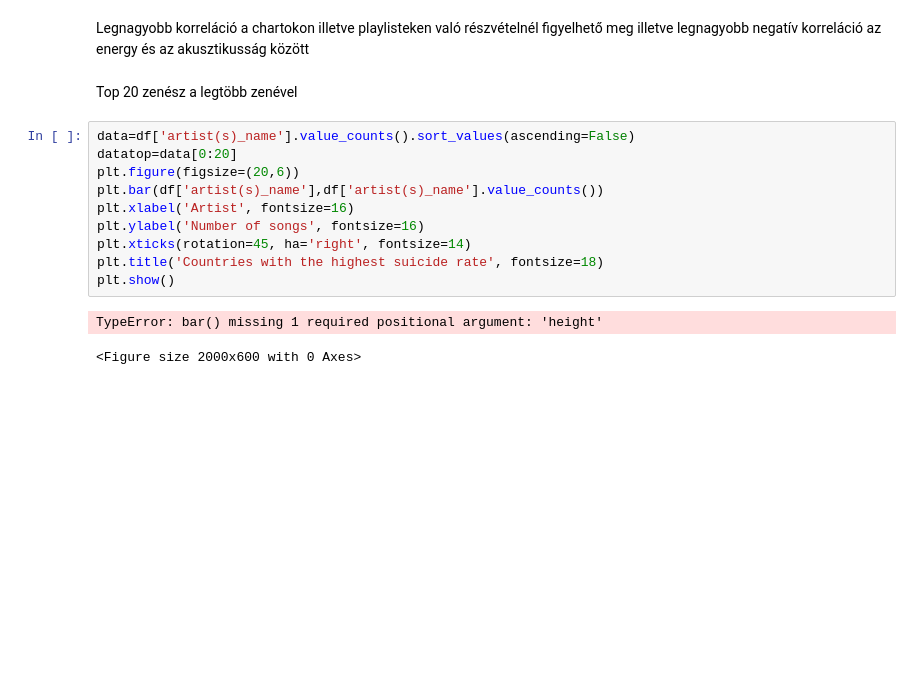
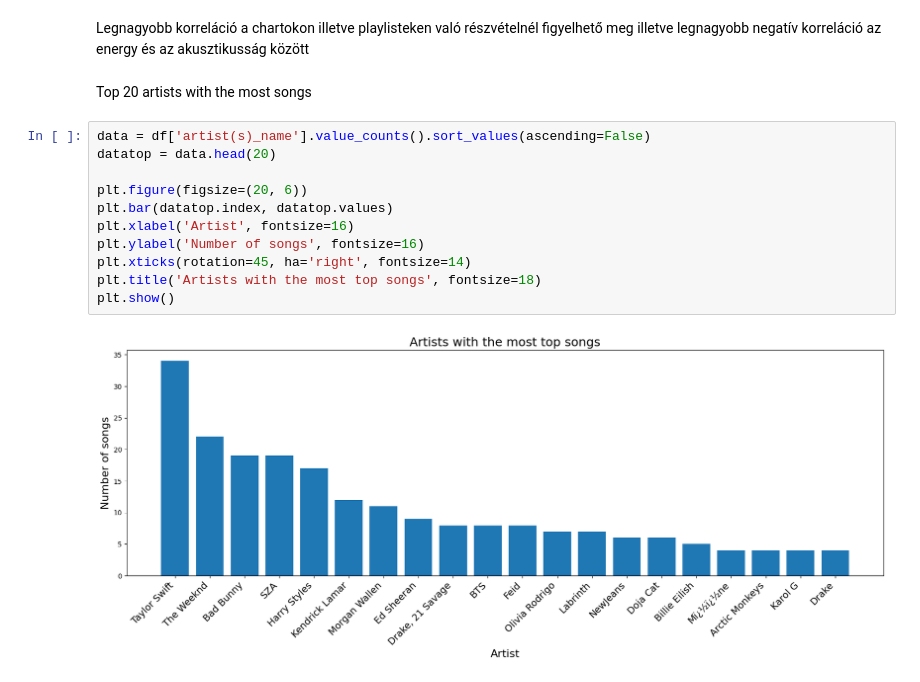
Before and after one commit to godoistvan/topsongs, a Jupyter notebook: topsongs.ipynb, the cells around one changed output. Cells and saved outputs as stored; diff of their text form; blank space fills up the shorter version.

Commit message:
Created a graph that ranks artists based on the amount of hit songs

```diff
--- a/topsongs.ipynb
+++ b/topsongs.ipynb
@@ -130,18 +130,18 @@ plt.show()
 [figure]
 # %% [markdown]
 Legnagyobb korreláció a chartokon illetve playlisteken való részvételnél figyelhető meg illetve legnagyobb negatív korreláció az energy és az akusztikusság között
-# %% [markdown]
-Top 20 zenész a legtöbb zenével
+# %% [markdown]
+Top 20 artists with the most songs
 # %%
-data=df['artist(s)_name'].value_counts().sort_values(ascending=False)
-datatop=data[0:20]
-plt.figure(figsize=(20,6))
-plt.bar(df['artist(s)_name'],df['artist(s)_name'].value_counts())
+data = df['artist(s)_name'].value_counts().sort_values(ascending=False)
+datatop = data.head(20)
+
+plt.figure(figsize=(20, 6))
+plt.bar(datatop.index, datatop.values)
 plt.xlabel('Artist', fontsize=16)
 plt.ylabel('Number of songs', fontsize=16)
 plt.xticks(rotation=45, ha='right', fontsize=14)
-plt.title('Countries with the highest suicide rate', fontsize=18)
+plt.title('Artists with the most top songs', fontsize=18)
 plt.show()
 # %% [output]
-TypeError: bar() missing 1 required positional argument: 'height'
-<Figure size 2000x600 with 0 Axes>
+[figure, added]
```
